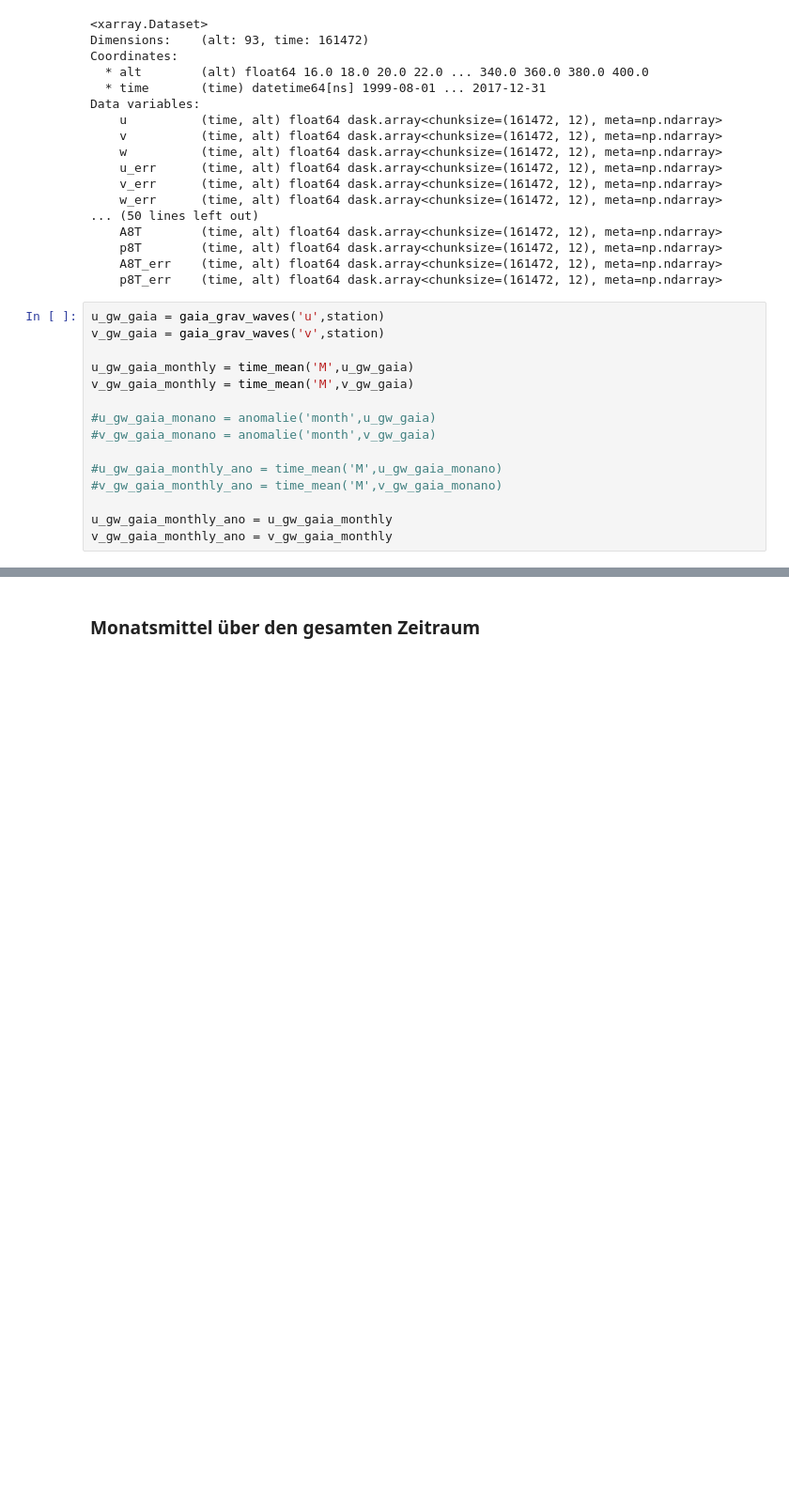
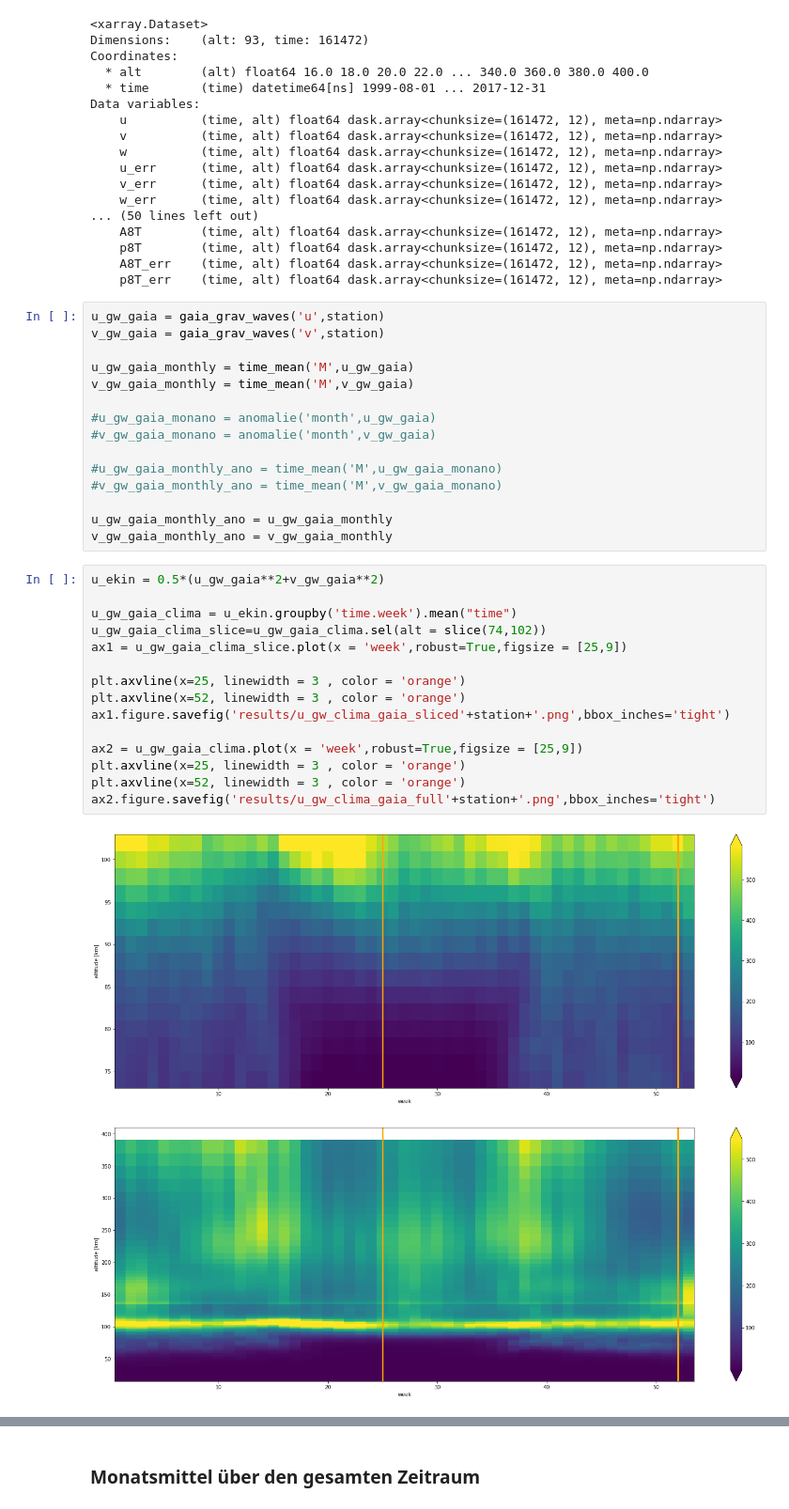
Before and after one commit to VACILT/trends_project, a Jupyter notebook: data_introduction_jason.ipynb, the cells around one changed output, grey strips where cells are left out. Shown at 94% size. Drawn from its saved outputs; the diff is of its cells as text; blank space fills up the shorter version.

```diff
--- a/data_introduction_jason.ipynb
+++ b/data_introduction_jason.ipynb
@@ -631,3 +631,21 @@ v_gw_gaia_monthly = time_mean('M',v_gw_gaia)
 
 u_gw_gaia_monthly_ano = u_gw_gaia_monthly
 v_gw_gaia_monthly_ano = v_gw_gaia_monthly
+# %%
+u_ekin = 0.5*(u_gw_gaia**2+v_gw_gaia**2)
+
+u_gw_gaia_clima = u_ekin.groupby('time.week').mean("time")
+u_gw_gaia_clima_slice=u_gw_gaia_clima.sel(alt = slice(74,102))
+ax1 = u_gw_gaia_clima_slice.plot(x = 'week',robust=True,figsize = [25,9])
+
+plt.axvline(x=25, linewidth = 3 , color = 'orange')
+plt.axvline(x=52, linewidth = 3 , color = 'orange')
+ax1.figure.savefig('results/u_gw_clima_gaia_sliced'+station+'.png',bbox_inches='tight')
+
+ax2 = u_gw_gaia_clima.plot(x = 'week',robust=True,figsize = [25,9])
+plt.axvline(x=25, linewidth = 3 , color = 'orange')
+plt.axvline(x=52, linewidth = 3 , color = 'orange')
+ax2.figure.savefig('results/u_gw_clima_gaia_full'+station+'.png',bbox_inches='tight')
+# %% [output]
+[figure, added]
+[figure, added]
```
Also changed, not shown: parts of 1 cell of this notebook.
